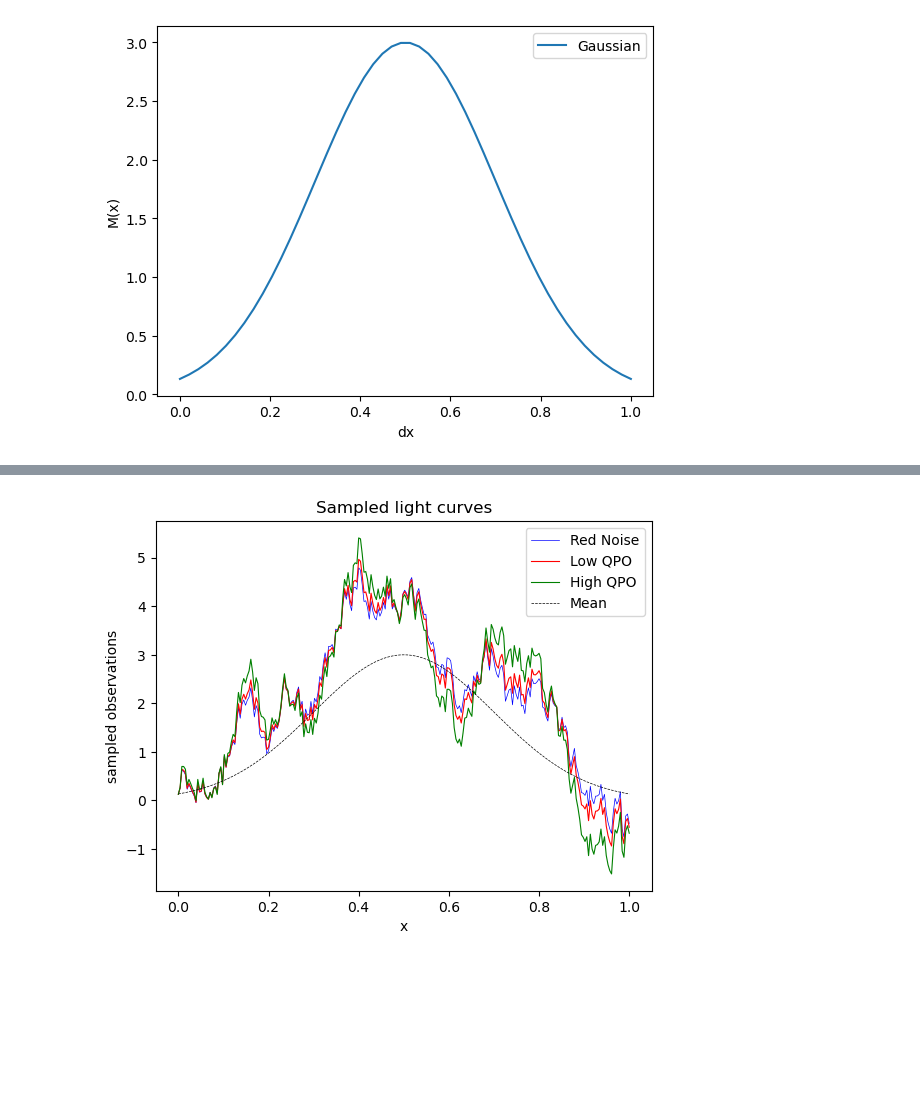
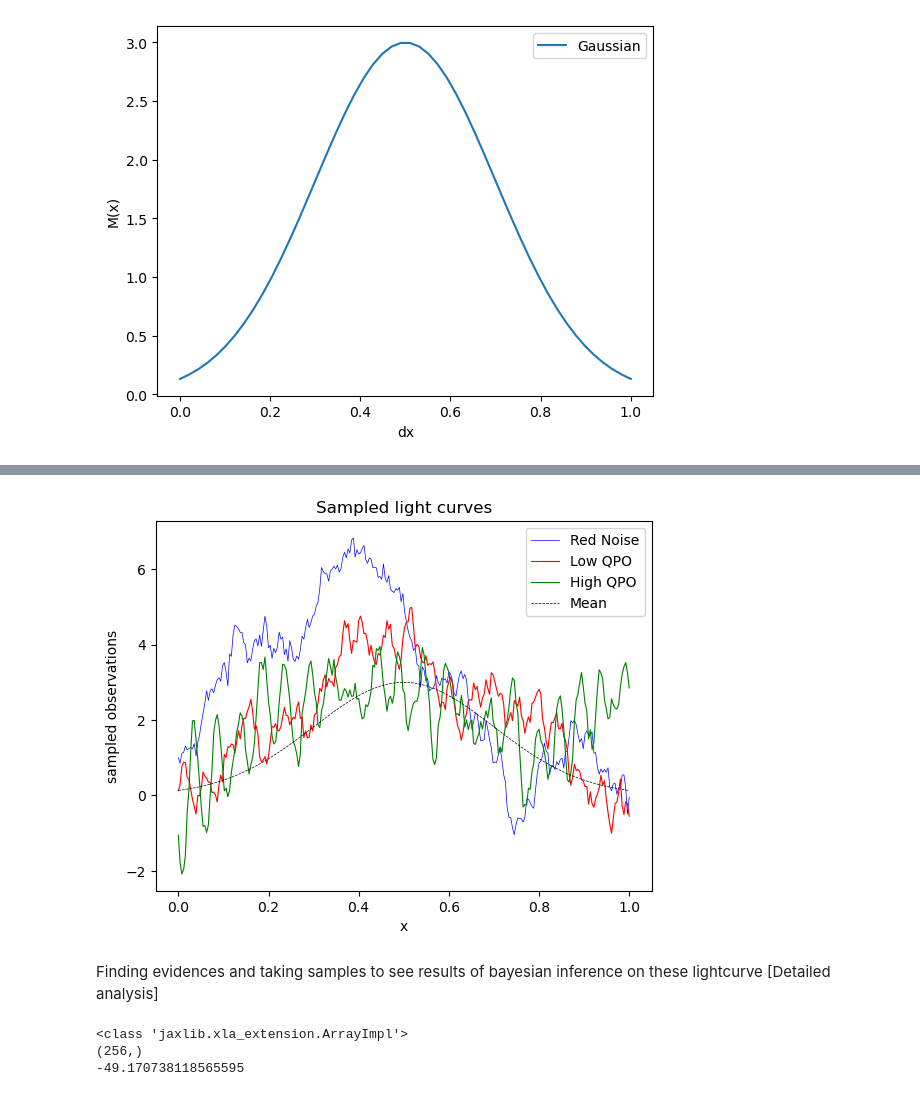
Before and after one commit to Gaurav17Joshi/ProofOfConcept, a Jupyter notebook: Evidence_Analysis.ipynb, the cells around one changed output, grey strips where cells are left out. Saved outputs shown, nothing was run; the diff lists cells and outputs as text; code cells hidden in the pictures; blank space fills up the shorter version.

```diff
--- a/Evidence_Analysis.ipynb
+++ b/Evidence_Analysis.ipynb
@@ -19,6 +19,7 @@ We will simulate lightcurves and anlyse the evidences produced
 # Dependancies
 
 import jax
+jax.config.update("jax_enable_x64", True)
 import jax.numpy as jnp
 import numpy as np
 import matplotlib.pyplot as plt
@@ -57,7 +55,7 @@ def build_gp(kernel_params, mean_params, t, kernel_type, mean_type = "gaussian")
 # %%
 def plot_kernel(kernel, **kwargs):
     """ A function to plot the kernel"""
-    dx = np.linspace(0, 1, 50)
+    dx = np.linspace(0, 1, 200)
     plt.plot(dx, kernel(dx, dx[:1]), **kwargs)
     # print(kernel(dx, dx[:1]))
     plt.xlabel("dx")
@@ -66,6 +64,7 @@ def plot_kernel(kernel, **kwargs):
 
 rnparams = {
     "arn": jnp.exp(1.0),    "crn": jnp.exp(1.0),
+    # "arn": jnp.exp(-1.0),    "crn": jnp.exp(1.0),
     "aqpo": 0.0,    "cqpo": 0.0,    "freq": 0.0
 }
 
@@ -74,7 +73,8 @@ rnkernel = kernels.quasisep.Exp(
 
 lqpoparams = {
     "arn" : jnp.exp(1.0),   "crn" : jnp.exp(1.0),
-    "aqpo": jnp.exp(-2),   "cqpo": jnp.exp(1),    "freq": 20
+    # "arn" : jnp.exp(-1.0),   "crn" : jnp.exp(1.0),
+    "aqpo": jnp.exp(-2),   "cqpo": jnp.exp(1),    "freq": 2*jnp.pi*20
 }
 
 lqpokernel = kernels.quasisep.Exp(
@@ -83,7 +83,9 @@ lqpokernel = kernels.quasisep.Exp(
 
 hqpoparams = {
     "arn" : jnp.exp(1.0),    "crn" : jnp.exp(1.0),
-    "aqpo": jnp.exp(-0.4),    "cqpo": jnp.exp(1),    "freq": 20,
+    # "arn" : jnp.exp(-1.0),    "crn" : jnp.exp(1.0),
+    "aqpo": jnp.exp(-0.4),    "cqpo": jnp.exp(1),    "freq": 2*jnp.pi*20,
+    # This is incorrect, the frequency is showing lower than it should be
 }
 
 hqpokernel = kernels.quasisep.Exp(
@@ -149,17 +155,20 @@ Text(0.5, 0, 'x')
 # %%
-rngp_sample2   =  rngp.sample( jax.random.PRNGKey(2), shape=(1,))
+rngp_sample2   =  rngp.sample( jax.random.PRNGKey(1), shape=(1,))
 lqpogp_sample2 = lqpogp.sample(jax.random.PRNGKey(2), shape=(1,))
-hqpogp_sample2 = hqpogp.sample(jax.random.PRNGKey(2), shape=(1,))
+hqpogp_sample2 = hqpogp.sample(jax.random.PRNGKey(3), shape=(1,))
 
 plt.plot(Times, rngp_sample2.T, lw=0.5,color = "b" ,label = "Red Noise")
 plt.plot(Times, lqpogp_sample2.T, lw=0.8, color = "r", label = "Low QPO")
 plt.plot(Times, hqpogp_sample2.T, lw=0.8, color = "g", label = "High QPO")
 plt.plot(Times, gaussian2(Times), color = "k", lw=0.5, ls = "--", label = "Mean")
 plt.xlabel("x")
 plt.ylabel("sampled observations")
 plt.legend()
 _ = plt.title("Sampled light curves")
 
 # this evidence is correct as this lightcurve does not look like a qpo lightcurve
+# Make an entirely different kernel lightcurve and see the difference
 # %% [output]
-[figure, old version]
+[figure, new version]
+# %% [markdown]
+Finding evidences and taking samples to see results of bayesian inference on these lightcurve [Detailed analysis]
@@ -165,0 +188,35 @@ _ = plt.title("Sampled light curves")
+# %%
+def RNprior_model():
+    # TBD1: Is it log Normal or Uniform?
+    # TBD2: Feeding the values manually, should be put for lightcurve to lightcurve
+    arn = yield Prior(tfpd.Uniform(0.0, 20.0), name='arn') # log uniform
+    crn = yield Prior(tfpd.Uniform(1., 256/2), name='crn')
+    A = yield Prior(tfpd.Uniform(0.05*20, 2*20), name='A') # log uniform
+    t0 = yield Prior(tfpd.Uniform(0.0, 1.0), name='t0')
+    sig = yield Prior(tfpd.Uniform(0.0, 1.0), name='sig')
+    return arn, crn, A, t0, sig
+
+
+def QPOprior_model():
+    arn = yield Prior(tfpd.Uniform(0.0, 20.0), name='arn')
+    crn = yield Prior(tfpd.Uniform(1., 256/2), name='crn')
+    # Should be Based on the lightcurve
+    aqpo = yield Prior(tfpd.Uniform(0.0, 20.0), name='aqpo')
+    # Should be dependent on the freq below (max value less than freq), Hense adjusting for that
+    cqpo = yield Prior(tfpd.Uniform(0.1*1, 256/8), name='cqpo')
+    freq = yield Prior(tfpd.Uniform(jnp.log(1.), 2*jnp.pi*256/2 ), name='freq')
+
+    A = yield Prior(tfpd.Uniform(0.05*20, 2*20), name='A')
+    t0 = yield Prior(tfpd.Uniform(0.0, 1.0), name='t0')
+    sig = yield Prior(tfpd.Uniform(0.0, 1.0), name='sig')
+
+    return arn, crn, aqpo, cqpo, freq, A, t0, sig
+
+hqpogp_sample3 = hqpogp.sample(jax.random.PRNGKey(4))
+print(type(hqpogp_sample3))
+print(hqpogp_sample3.shape)
+print(hqpogp.log_probability(hqpogp_sample3))
+# %% [output]
+<class 'jaxlib.xla_extension.ArrayImpl'>
+(256,)
+-49.170738118565595
```
Also changed, not shown: parts of 16 cells of this notebook, 6 other files.
